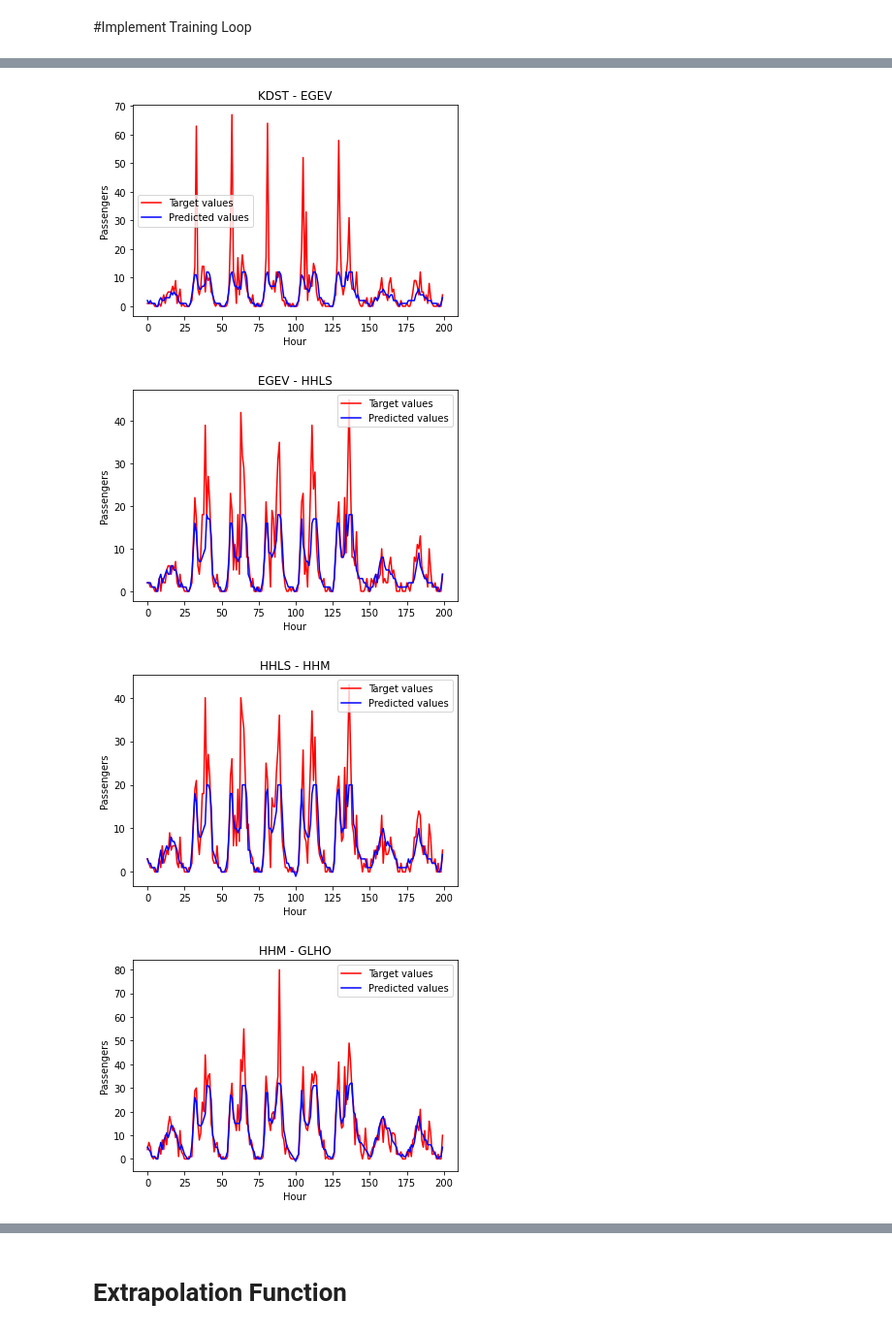
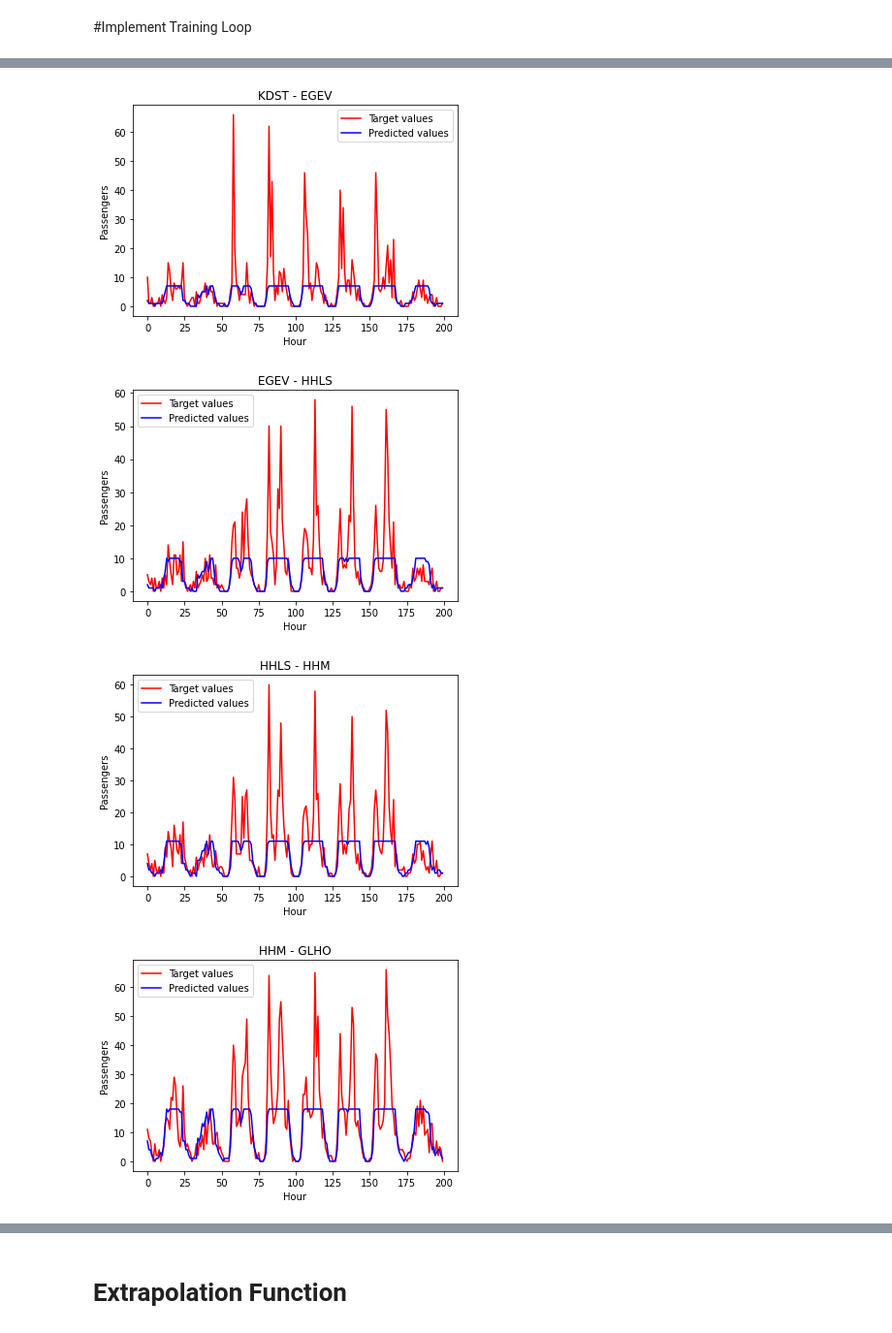
Before and after one commit to NikosZampelis/CrowdednessPrediction-DeepLearningDTU-2020, a Jupyter notebook: Nhartwig_GRU_CrowdednessPrediction.ipynb, the cells around one changed output, grey strips where cells are left out. Shown at 97% size. Saved outputs shown, nothing was run; the diff lists cells and outputs as text; code cells hidden in the pictures.

```diff
--- a/Nhartwig_GRU_CrowdednessPrediction.ipynb
+++ b/Nhartwig_GRU_CrowdednessPrediction.ipynb
@@ -62,13 +62,15 @@ def transform_all(matrices):
     return (all_counts_fwd, all_counts_bwd)
 
 
-demand_matrices = load_data('od-demand-202010-150.npy')
+# demand_matrices = load_data('od-demand-202010-150.npy')
+demand_matrices = load_data('od-150-1H-20201125-120-demand.npy')
 
-stop_names = load_data('od_stop-202010-150.npy', pickle = True)
+# stop_names = load_data('od_stop-202010-150.npy', pickle = True)
+stop_names = load_data('od-150-1H-20201125-120-stop.npy', pickle = True)
 print("bus stops: ", stop_names[0:10])
 
-
-dates = load_data('od_time-202010-150.npy')
+# dates = load_data('od_time-202010-150.npy')
+dates = load_data('od-150-1H-20201125-120-time.npy')
 dates.shape = [np.shape(dates)[0], 1]
 print("dimensions of date data: ", np.shape(dates))
 
@@ -76,7 +78,7 @@ print("dimensions of date data: ", np.shape(dates))
 route_counts = transform_all(demand_matrices)
 print("dimension of transformed matrices: ", np.shape(route_counts[0]))
 
-test = transform_matrix_fwd(demand_matrices[5700])
+test = transform_matrix_fwd(demand_matrices[21])
 print("test: ", test)
-print(demand_matrices[5700])
+print(demand_matrices[21])
 # %% [output]
@@ -342,7 +344,7 @@ optimizer = optim.Adam(net.parameters(), lr=0.001)
 #Implement Training Loop
 # %%
 # Hyper-parameters
-num_epochs = 100
+num_epochs = 50
 
 # Track loss
 training_loss, validation_loss = [], []
@@ -450,4 +447,4 @@ Epoch 90, training loss: 4.904110967855363, validation loss: 6.455193087303927
-[figure, old version]
+[figure, new version]
-[figure, old version]
+[figure, new version]
-[figure, old version]
+[figure, new version]
-[figure, old version]
+[figure, new version]
```
Also changed, not shown: parts of 8 cells of this notebook.
